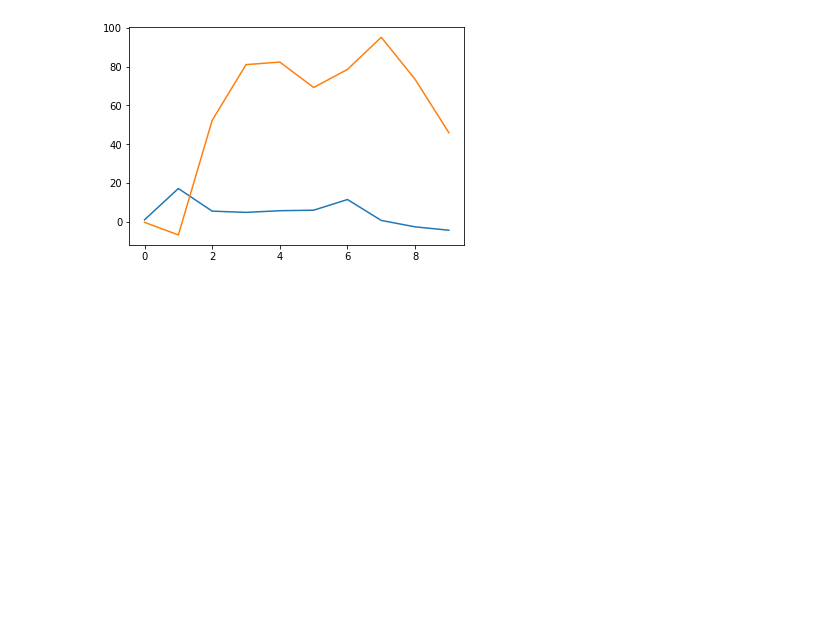
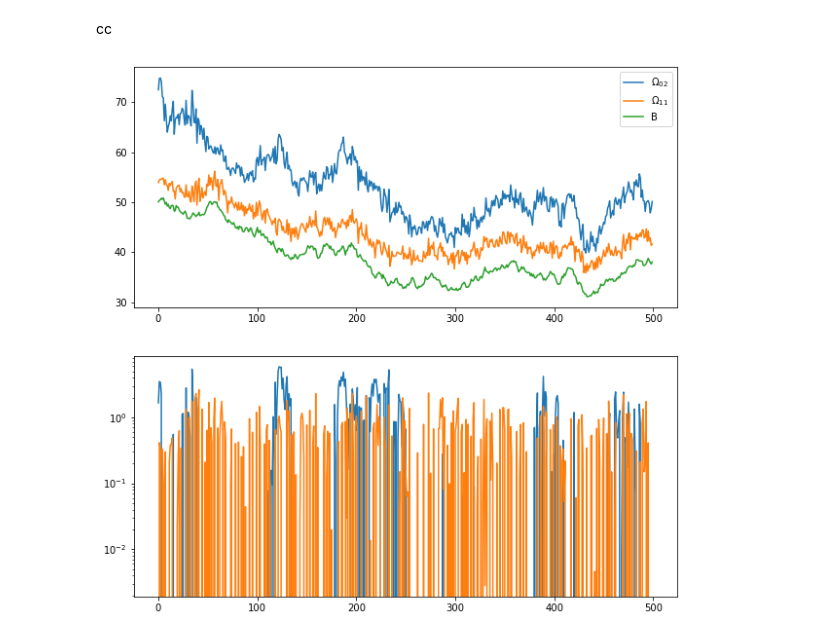
Before and after one commit to quantumJAK/Bayesian-measurment, a Jupyter notebook: estimation_simulation.ipynb, the cells around one changed output. Drawn from its saved outputs; the diff is of its cells as text; code cells hidden in the pictures; blank space fills up the shorter version.

```diff
--- a/estimation_simulation.ipynb
+++ b/estimation_simulation.ipynb
@@ -67,4 +98,27 @@ def single_run(N, B, deps):
-# %%
-single_run(10, 0, 0)
-# %% [output]
-[figure, removed]
+# %% [markdown]
+cc
+# %%
+np.random.seed(8151)
+Bs,ths_f, om11, om02, dom11, dom02 = single_run(500, 50, 0)
+
+np.random.seed(8151)
+Bs,ths, om11, om02, dom11, dom02 = single_run(500, 50, 0, feedback=False)
+# %%
+# plot the results om11, om02, and the difference dom11, dom02 on the y-log scale, using two subplots. top: om11, om02, bottom: dom11, dom02
+plt.figure(figsize=(10,10))
+
+
+
+
+plt.subplot(2,1,1)
+plt.plot(om02, label = r"$\Omega_{02}$")
+plt.plot(om11, label = r"$\Omega_{11}$")
+plt.plot(Bs, label = "B")
+plt.legend()
+
+plt.subplot(2,1,2)
+plt.plot(dom02)
+plt.plot(dom11)
+plt.yscale("log")
+# %% [output]
+[figure, added]
```
Also changed, not shown: parts of 5 cells of this notebook.
